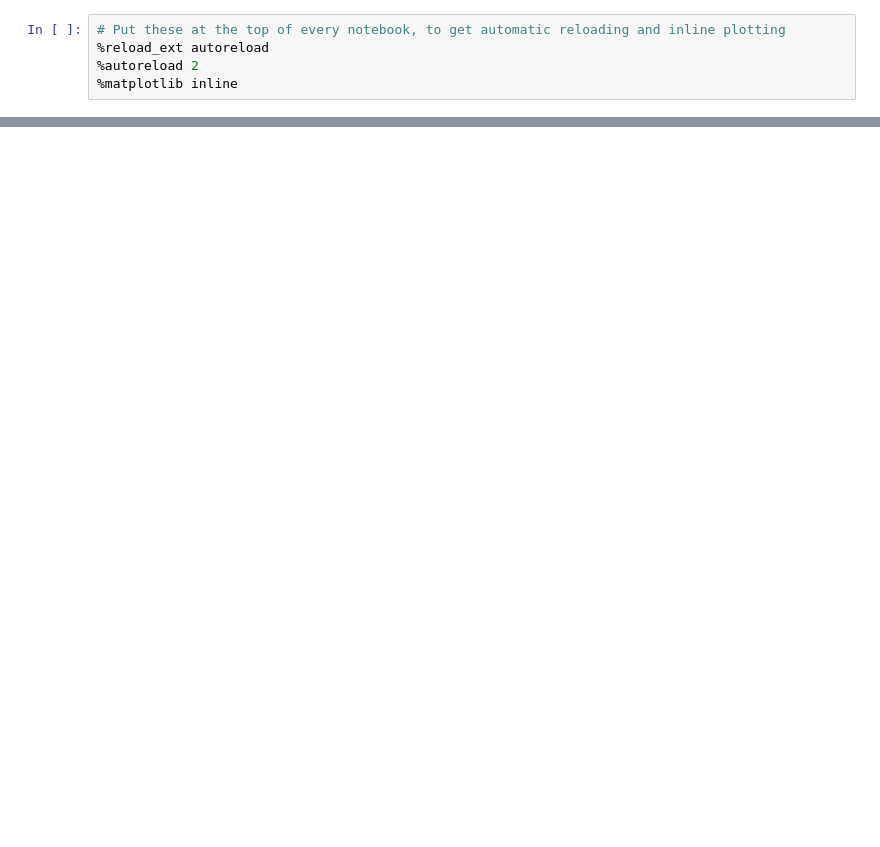
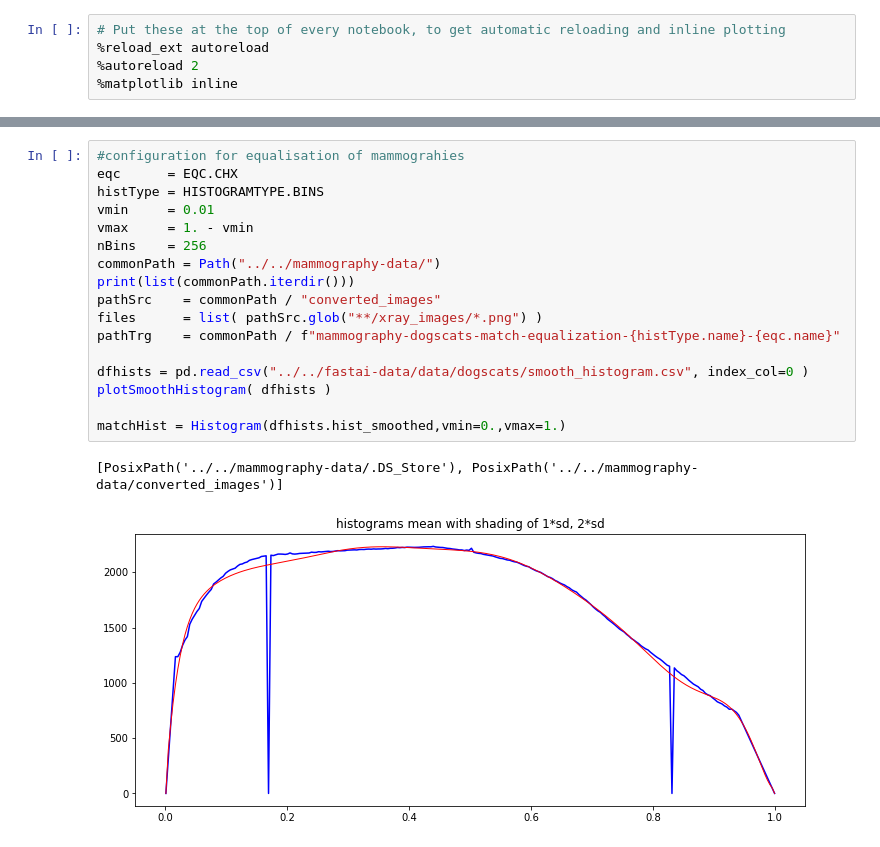
Before and after one commit to kasparlund/mammography, a Jupyter notebook: preprocessing/EqualizeDataset.ipynb, the cells around one changed output, grey strips where cells are left out. Drawn from its saved outputs; the diff is of its cells as text; blank space fills up the shorter version.

```diff
--- a/preprocessing/EqualizeDataset.ipynb
+++ b/preprocessing/EqualizeDataset.ipynb
@@ -98,3 +91,23 @@ def genSaveStats( path, bins ):
     ds = calcStatistics(bins, dh)
     ds.to_csv(path/"histogram_statistics.csv" )
     return ds
+# %%
+#configuration for equalisation of mammograhies
+eqc      = EQC.CHX
+histType = HISTOGRAMTYPE.BINS
+vmin     = 0.01
+vmax     = 1. - vmin
+nBins    = 256
+commonPath = Path("../../mammography-data/")
+print(list(commonPath.iterdir()))
+pathSrc    = commonPath / "converted_images"
+files      = list( pathSrc.glob("**/xray_images/*.png") )
+pathTrg    = commonPath / f"mammography-dogscats-match-equalization-{histType.name}-{eqc.name}"
+
+dfhists = pd.read_csv("../../fastai-data/data/dogscats/smooth_histogram.csv", index_col=0 )
+plotSmoothHistogram( dfhists )
+
+matchHist = Histogram(dfhists.hist_smoothed,vmin=0.,vmax=1.)
+# %% [output]
+[PosixPath('../../mammography-data/.DS_Store'), PosixPath('../../mammography-data/converted_images')]
+[figure, added]
```
Also changed, not shown: parts of 10 cells of this notebook, 11 other files.
